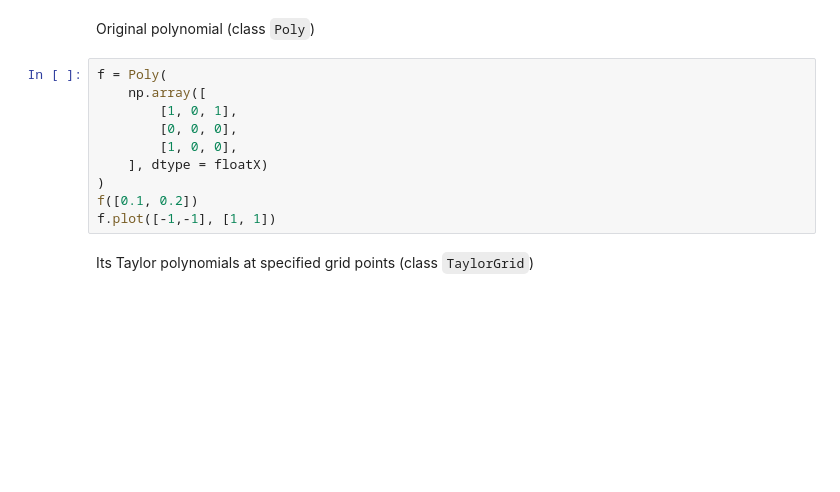
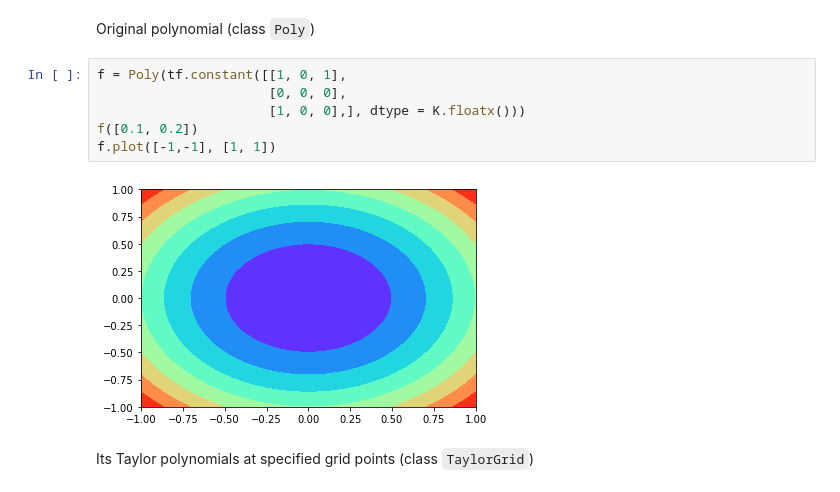
Before and after one commit to PistaSaki/polys2, a Jupyter notebook: examples/showcase.ipynb, the cells around one changed output. Drawn from its saved outputs; the diff is of its cells as text; blank space fills up the shorter version.

```diff
--- a/examples/showcase.ipynb
+++ b/examples/showcase.ipynb
@@ -319,15 +390,13 @@ ax.legend(loc = 4)
 # %% [markdown]
 Original polynomial (class `Poly`)
 # %%
-f = Poly(
-    np.array([
-        [1, 0, 1],
-        [0, 0, 0],
-        [1, 0, 0],
-    ], dtype = floatX)
-)
+f = Poly(tf.constant([[1, 0, 1],
+                      [0, 0, 0],
+                      [1, 0, 0],], dtype = K.floatx()))
 f([0.1, 0.2])
 f.plot([-1,-1], [1, 1])
+# %% [output]
+[figure, added]
 # %% [markdown]
 Its Taylor polynomials at specified grid points (class `TaylorGrid`)
 # %%
```
Also changed, not shown: parts of 55 cells of this notebook, 5 other files.
